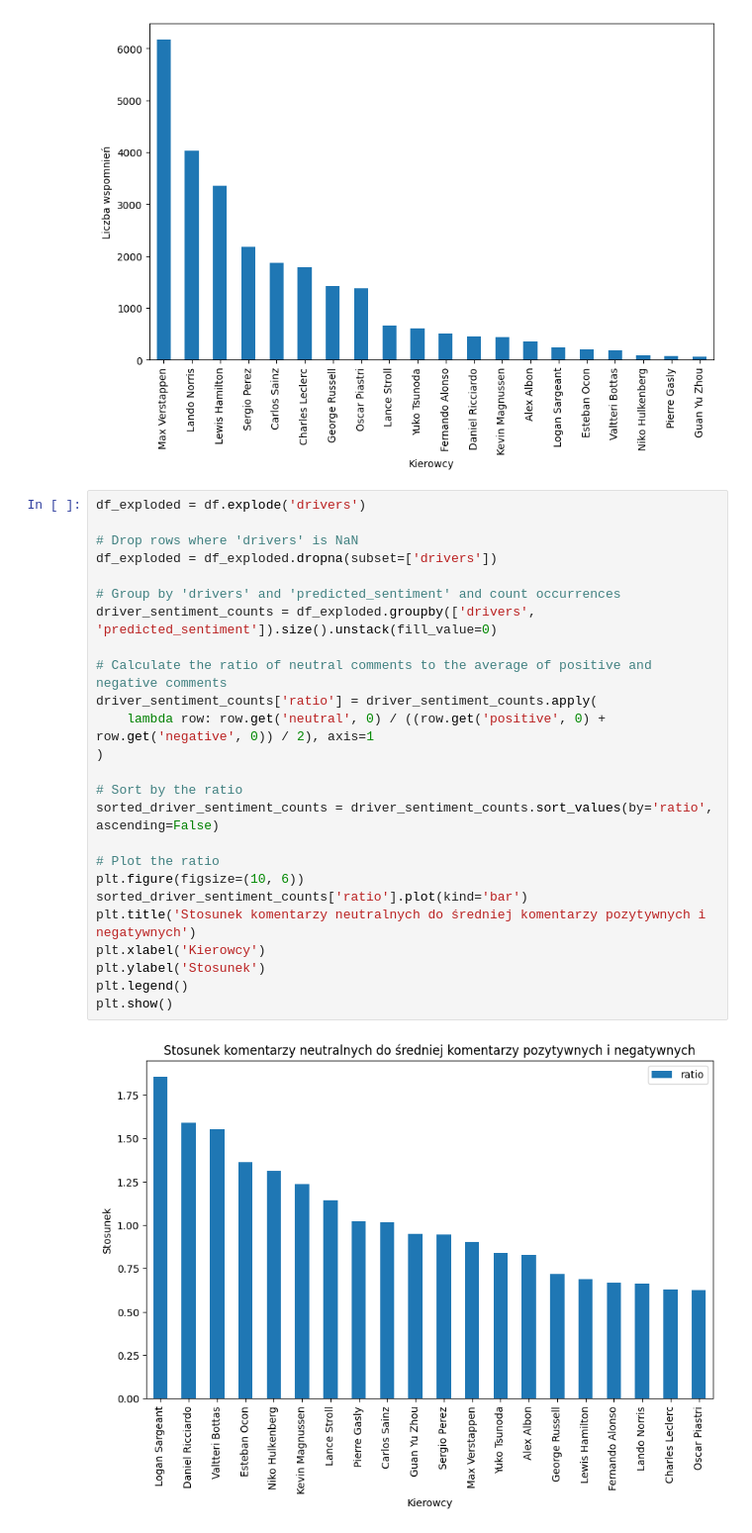
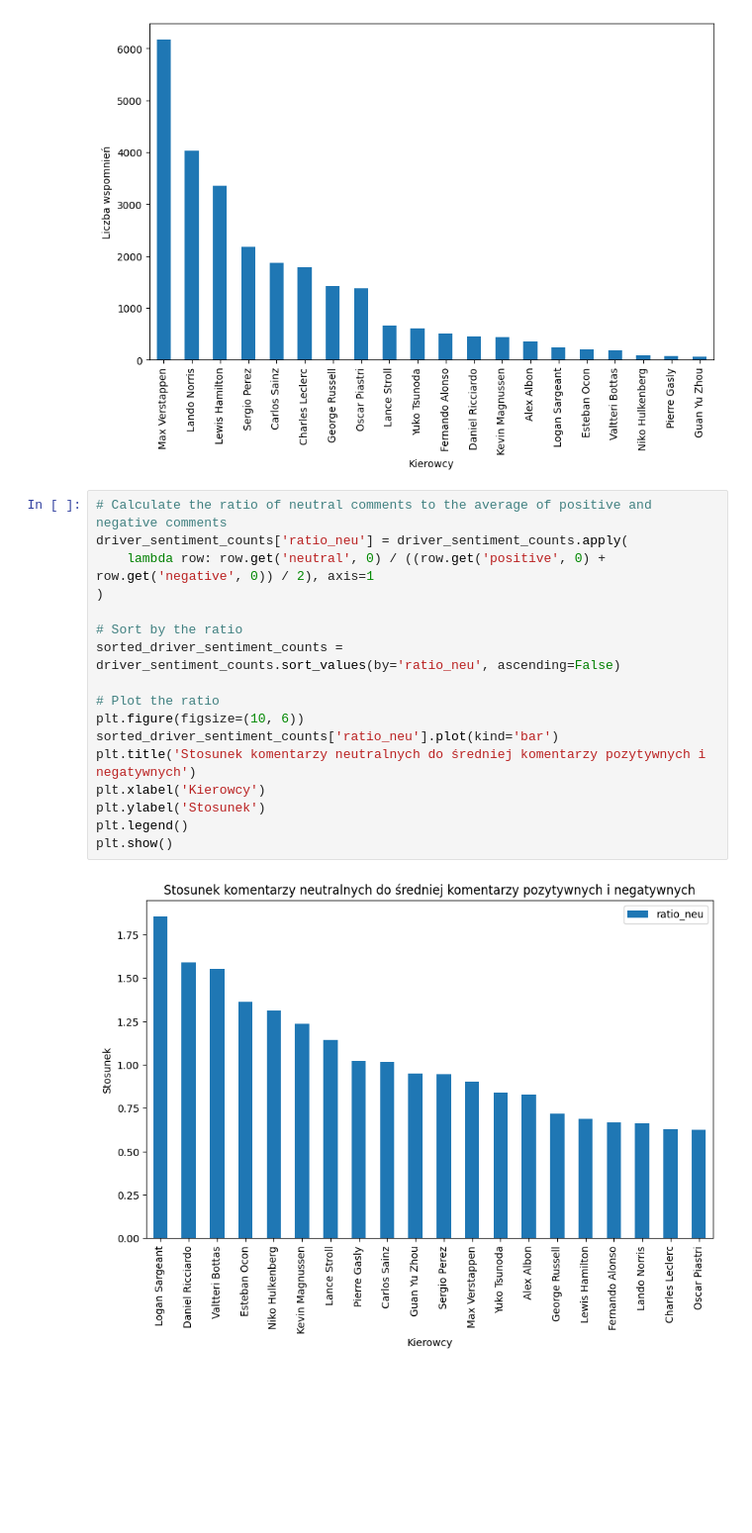
Before and after one commit to KacperST/sentiment-analysis, a Jupyter notebook: results.ipynb, the cells around one changed output. Shown at 99% size. Drawn from its saved outputs; the diff is of its cells as text; blank space fills up the shorter version.

```diff
--- a/results.ipynb
+++ b/results.ipynb
@@ -130,32 +130,24 @@ plt.show()
 # %% [output]
 [figure]
 # %%
-df_exploded = df.explode('drivers')
-
-# Drop rows where 'drivers' is NaN
-df_exploded = df_exploded.dropna(subset=['drivers'])
-
-# Group by 'drivers' and 'predicted_sentiment' and count occurrences
-driver_sentiment_counts = df_exploded.groupby(['drivers', 'predicted_sentiment']).size().unstack(fill_value=0)
-
 # Calculate the ratio of neutral comments to the average of positive and negative comments
-driver_sentiment_counts['ratio'] = driver_sentiment_counts.apply(
+driver_sentiment_counts['ratio_neu'] = driver_sentiment_counts.apply(
     lambda row: row.get('neutral', 0) / ((row.get('positive', 0) + row.get('negative', 0)) / 2), axis=1
 )
 
 # Sort by the ratio
-sorted_driver_sentiment_counts = driver_sentiment_counts.sort_values(by='ratio', ascending=False)
+sorted_driver_sentiment_counts = driver_sentiment_counts.sort_values(by='ratio_neu', ascending=False)
 
 # Plot the ratio
 plt.figure(figsize=(10, 6))
-sorted_driver_sentiment_counts['ratio'].plot(kind='bar')
+sorted_driver_sentiment_counts['ratio_neu'].plot(kind='bar')
 plt.title('Stosunek komentarzy neutralnych do średniej komentarzy pozytywnych i negatywnych')
 plt.xlabel('Kierowcy')
 plt.ylabel('Stosunek')
 plt.legend()
 plt.show()
 # %% [output]
-[figure, old version]
+[figure, new version]
 # %%
 import matplotlib.pyplot as plt
 import numpy as np
```
Also changed, not shown: parts of 12 cells of this notebook.
